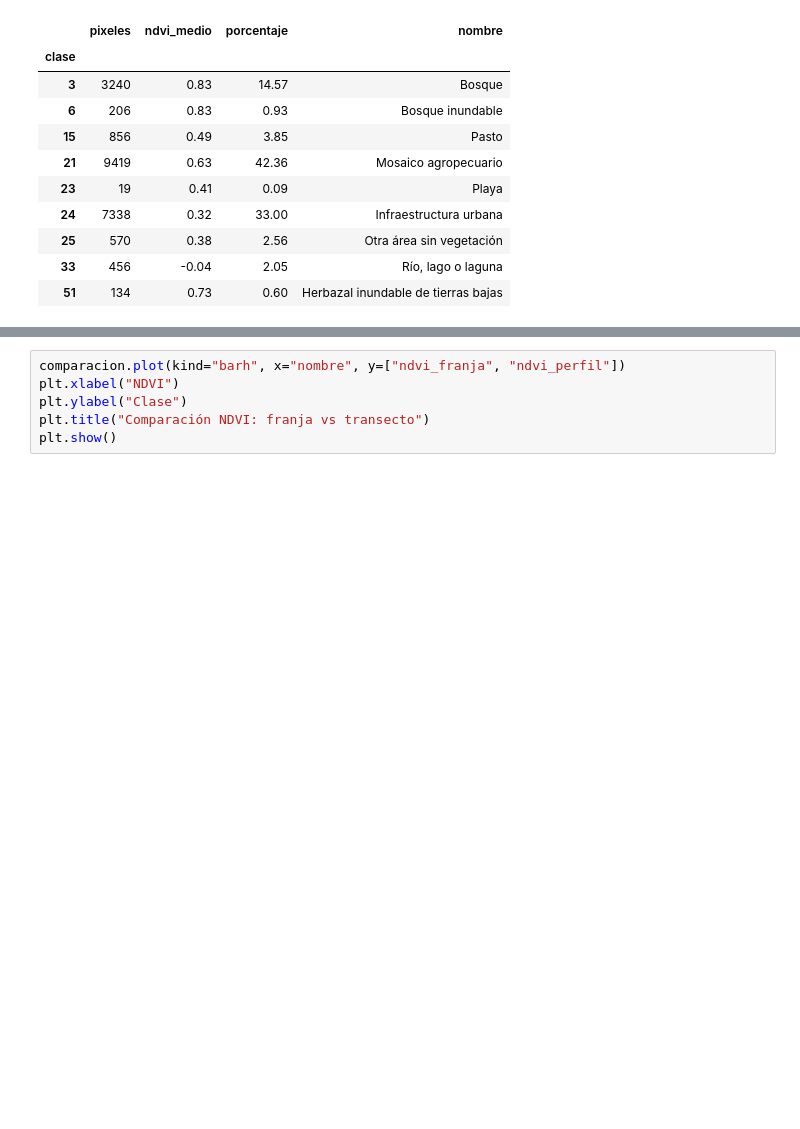
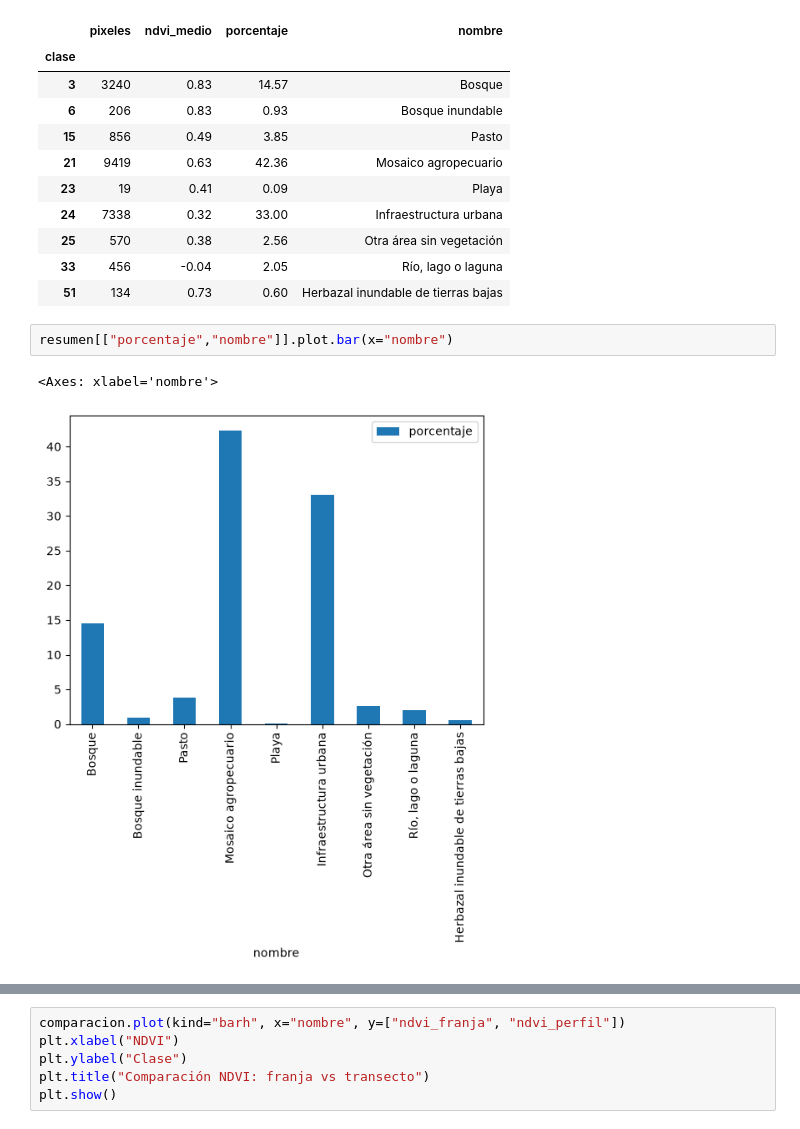
Before and after one commit to SALINASSebas/geocomputacion_-1GEO20-, a Jupyter notebook: ejercicios/ejercicios_aplicados/cobertura_ndvi.ipynb, the cells around one changed output, grey strips where cells are left out. Drawn from its saved outputs; the diff is of its cells as text; blank space fills up the shorter version.

```diff
--- a/ejercicios/ejercicios_aplicados/cobertura_ndvi.ipynb
+++ b/ejercicios/ejercicios_aplicados/cobertura_ndvi.ipynb
@@ -289,5 +297,10 @@ resumen.round(2)
 | 25 | 570 | 0.38 | 2.56 | Otra área sin vegetación |
 | 33 | 456 | -0.04 | 2.05 | Río, lago o laguna |
 | 51 | 134 | 0.73 | 0.60 | Herbazal inundable de tierras bajas |
+# %%
+resumen[["porcentaje","nombre"]].plot.bar(x="nombre")
+# %% [output]
+<Axes: xlabel='nombre'>
+[figure, added]
 # %%
 import textwrap
```
Also changed, not shown: parts of 7 cells of this notebook, 1 other file.
